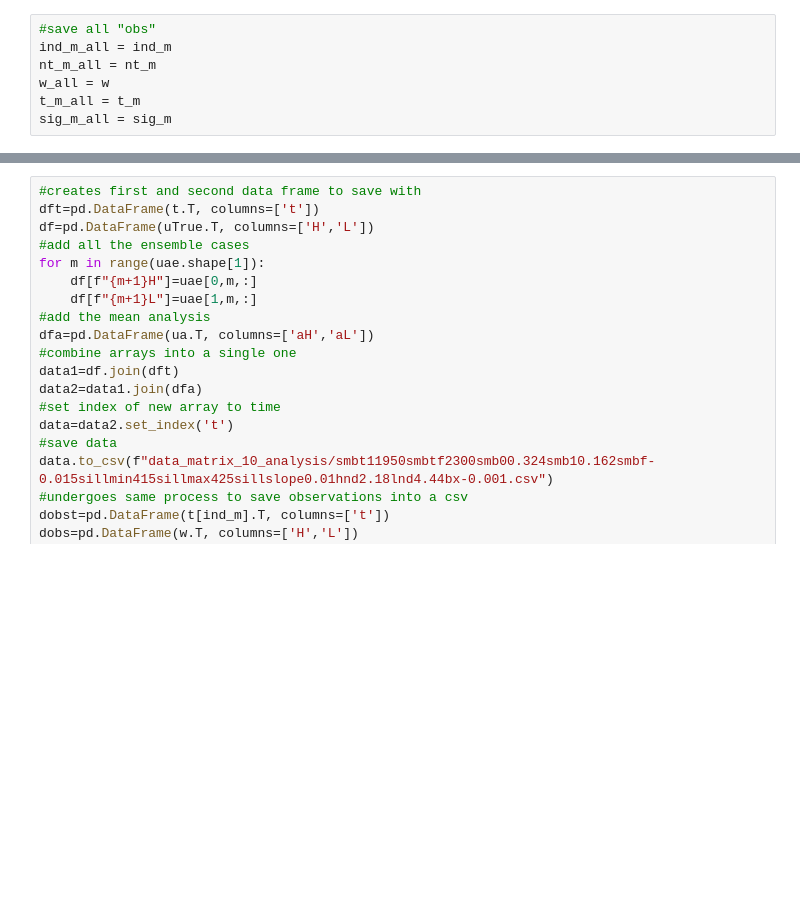
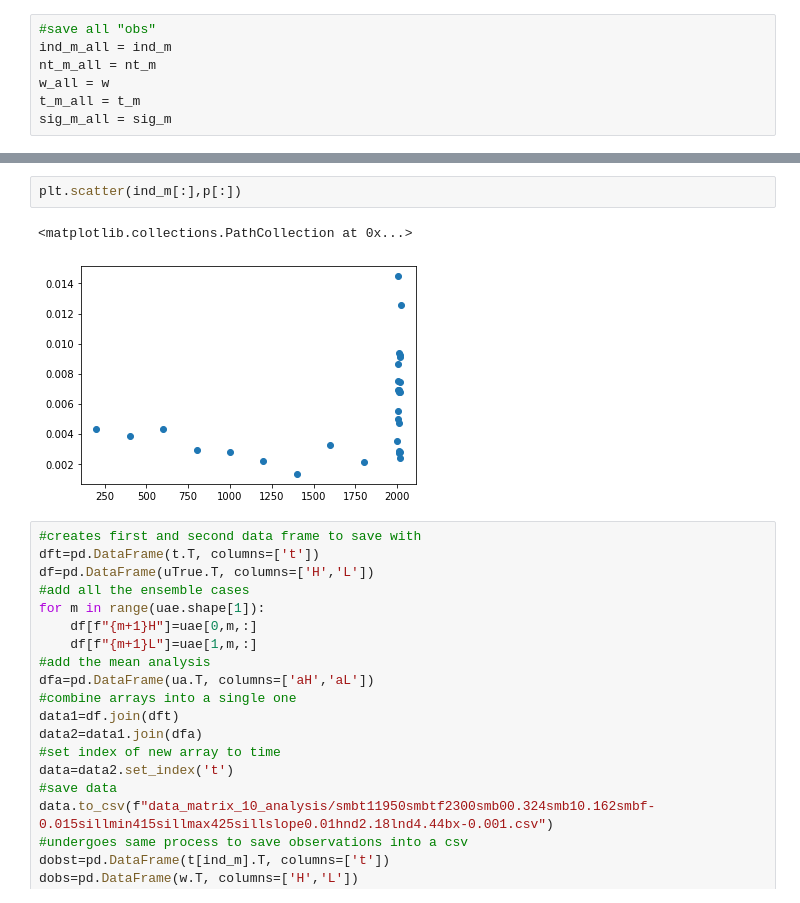
Before and after one commit to lruthotto/StormSurge, a Jupyter notebook: assimilation_for_data.ipynb, the cells around one changed output, grey strips where cells are left out. Drawn from its saved outputs; the diff is of its cells as text; blank space fills up the shorter version.

```diff
--- a/assimilation_for_data.ipynb
+++ b/assimilation_for_data.ipynb
@@ -265,3 +265,8 @@ fig.subplots_adjust(hspace=0.5)
+# %%
+plt.scatter(ind_m[:],p[:])
+# %% [output]
+<matplotlib.collections.PathCollection at 0x...>
+[figure, added]
 # %%
 #creates first and second data frame to save with
 dft=pd.DataFrame(t.T, columns=['t'])
```
Also changed, not shown: parts of 4 cells of this notebook.
